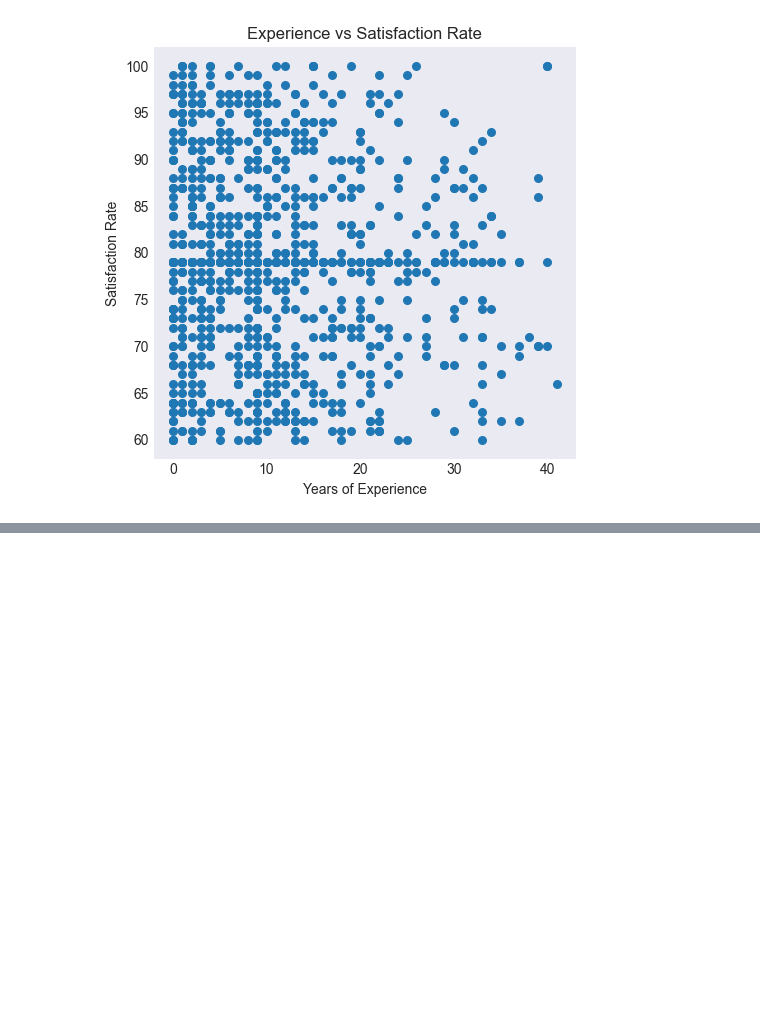
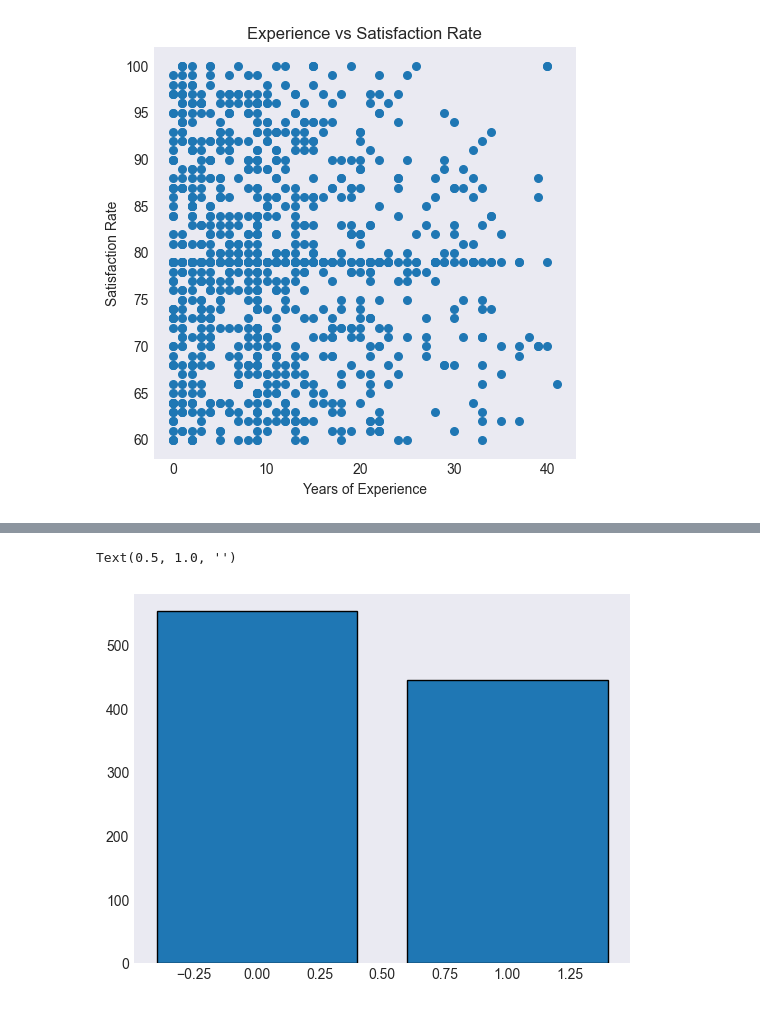
Before and after one commit to Hrushikesh-Kovi/Global-Freelancers-Data-Analysis_DAP-4, a Jupyter notebook: Global Freelancer Data Cleaning.ipynb, the cells around one changed output, grey strips where cells are left out. Saved outputs shown, nothing was run; the diff lists cells and outputs as text; code cells hidden in the pictures; blank space fills up the shorter version.

```diff
--- a/Global Freelancer Data Cleaning.ipynb
+++ b/Global Freelancer Data Cleaning.ipynb
@@ -325,0 +328,8 @@ df[["Years_Of_Experience", "Is_Active"]]
+# %%
+data = df.groupby("Is_Active").count().reset_index()[["Is_Active", "Name"]].rename(columns={"Name" : "Count"})
+
+plt.bar(data["Is_Active"], data["Count"], edgecolor="black")
+plt.title("")
+# %% [output]
+Text(0.5, 1.0, '')
+[figure, added]
```
Also changed, not shown: parts of 3 cells of this notebook.
